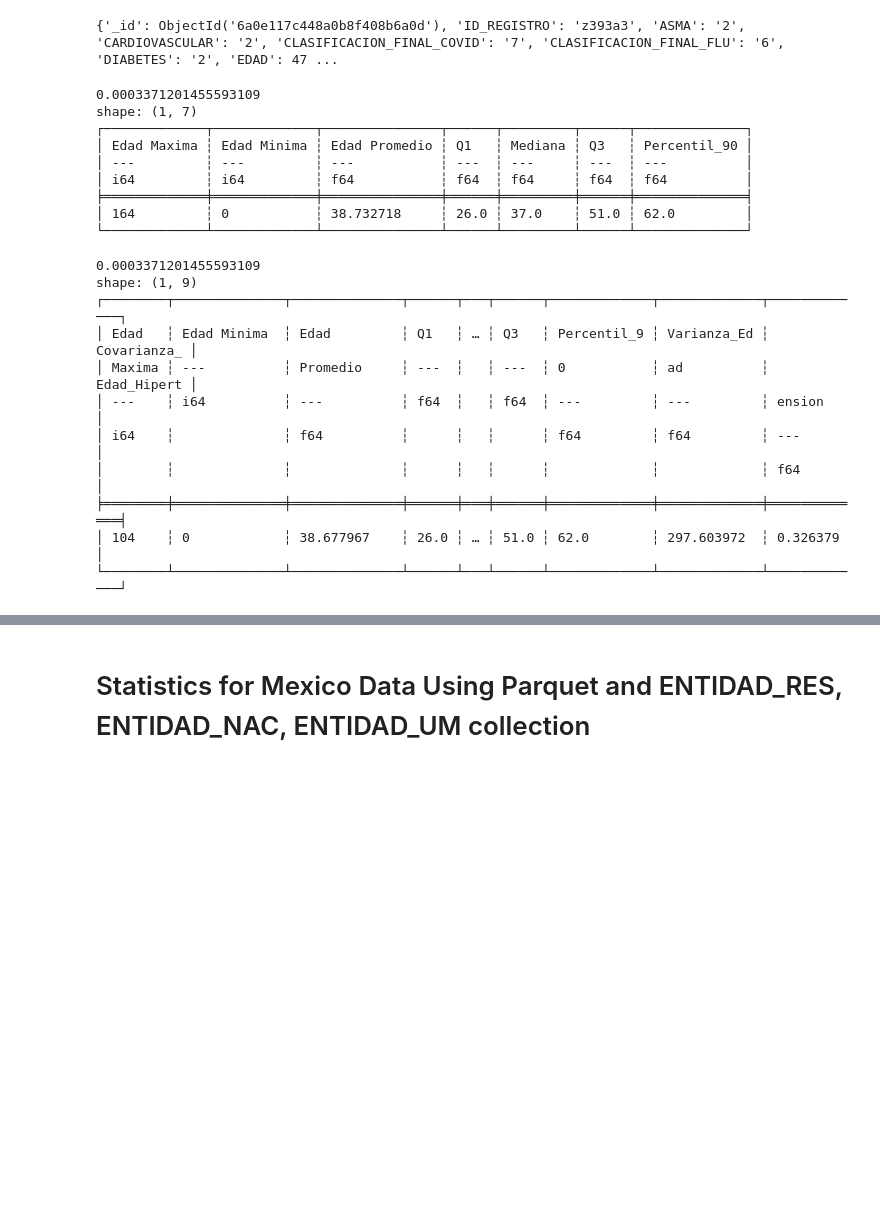
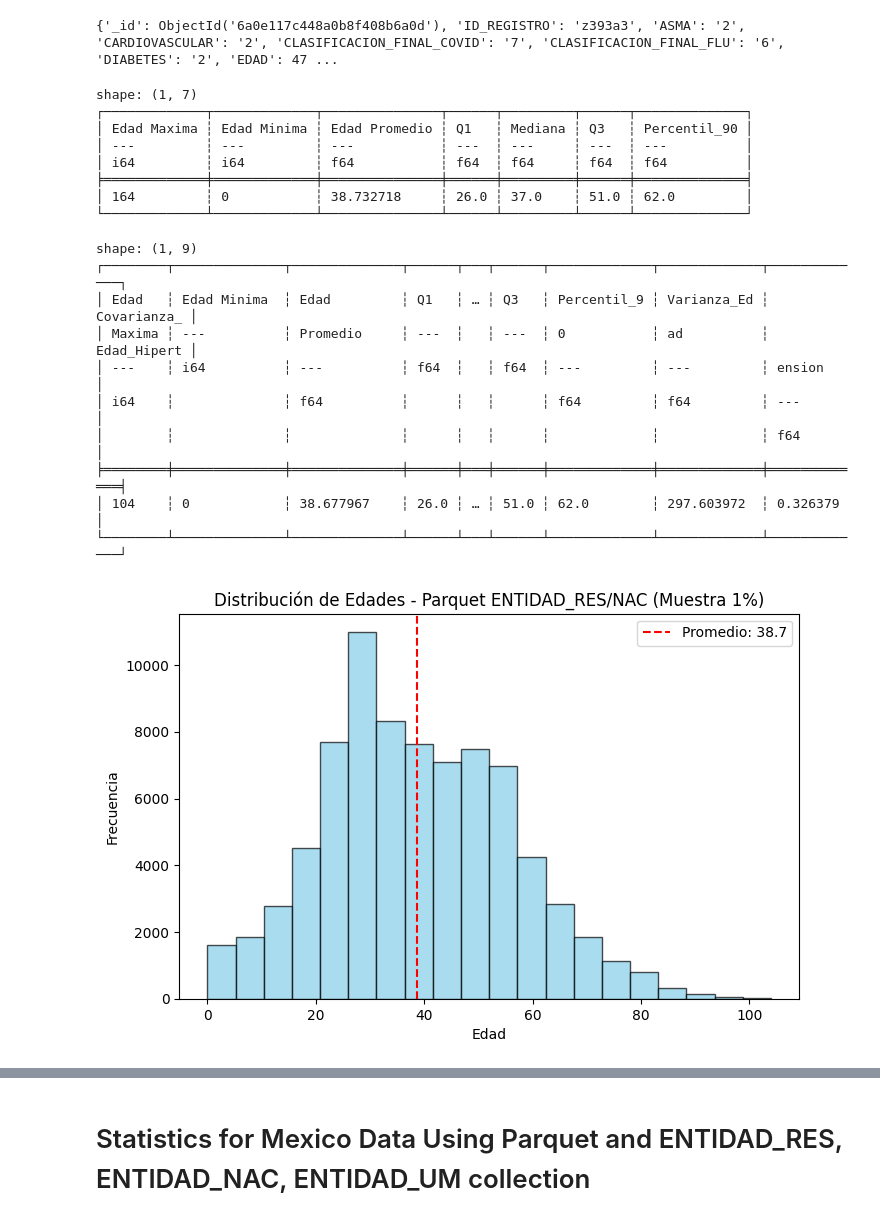
Before and after one commit to netfoor/KDD_COVID, a Jupyter notebook: notebooks/06_statistics.ipynb, the cells around one changed output, grey strips where cells are left out. Drawn from its saved outputs; the diff is of its cells as text; code cells hidden in the pictures; blank space fills up the shorter version.

Commit message:
feat: Add 4 missing graph cells to 06_statistics

```diff
--- a/notebooks/06_statistics.ipynb
+++ b/notebooks/06_statistics.ipynb
@@ -216,7 +216,6 @@ if batch:
 if writer is not None:
     writer.close()
 # %%
-print(df.estimated_size("gb"))
 
 df_lazy = pl.scan_parquet(DATA_DIR / "mexico_city_covid_data.parquet")
 
@@ -232,7 +231,6 @@ results = df_lazy.select([
 
 print(results)
 # %% [output]
-0.0003371201455593109
 shape: (1, 7)
 ┌─────────────┬─────────────┬───────────────┬──────┬─────────┬──────┬──────────────┐
 │ Edad Maxima ┆ Edad Minima ┆ Edad Promedio ┆ Q1   ┆ Mediana ┆ Q3   ┆ Percentil_90 │
@@ -242,7 +240,6 @@ shape: (1, 7)
 │ 164         ┆ 0           ┆ 38.732718     ┆ 26.0 ┆ 37.0    ┆ 51.0 ┆ 62.0         │
 └─────────────┴─────────────┴───────────────┴──────┴─────────┴──────┴──────────────┘
 # %%
-print(df.estimated_size("gb"))
 
 df_lazy = (
     pl.scan_parquet(DATA_DIR / "mexico_city_covid_data.parquet")
@@ -263,7 +260,6 @@ results = df_lazy.select([
 
 print(results)
 # %% [output]
-0.0003371201455593109
 shape: (1, 9)
 ┌────────┬──────────────┬──────────────┬──────┬───┬──────┬─────────────┬─────────────┬─────────────┐
 │ Edad   ┆ Edad Minima  ┆ Edad         ┆ Q1   ┆ … ┆ Q3   ┆ Percentil_9 ┆ Varianza_Ed ┆ Covarianza_ │
@@ -274,3 +270,27 @@ shape: (1, 9)
 ╞════════╪══════════════╪══════════════╪══════╪═══╪══════╪═════════════╪═════════════╪═════════════╡
 │ 104    ┆ 0            ┆ 38.677967    ┆ 26.0 ┆ … ┆ 51.0 ┆ 62.0        ┆ 297.603972  ┆ 0.326379    │
 └────────┴──────────────┴──────────────┴──────┴───┴──────┴─────────────┴─────────────┴─────────────┘
+# %%
+import matplotlib.pyplot as plt
+import polars as pl
+from pathlib import Path
+DATA_DIR = Path.cwd().parent / "data" / "polars"
+df_muestra_parquet = (
+    pl.scan_parquet(DATA_DIR / "mexico_city_covid_data.parquet")
+    .filter(pl.col("EDAD") < 105)
+    .collect()
+    .sample(fraction=0.01, with_replacement=False)
+)
+
+edad_prom_parquet = results["Edad Promedio"][0]
+
+plt.figure(figsize=(8, 5))
+plt.hist(df_muestra_parquet["EDAD"], bins=20, color='skyblue', edgecolor='black', alpha=0.7)
+plt.axvline(edad_prom_parquet, color='red', linestyle='--', label=f'Promedio: {edad_prom_parquet:.1f}')
+plt.title('Distribución de Edades - Parquet ENTIDAD_RES/NAC (Muestra 1%)')
+plt.xlabel('Edad')
+plt.ylabel('Frecuencia')
+plt.legend()
+plt.show()
+# %% [output]
+[figure, added]
```
Also changed, not shown: parts of 3 cells of this notebook.
